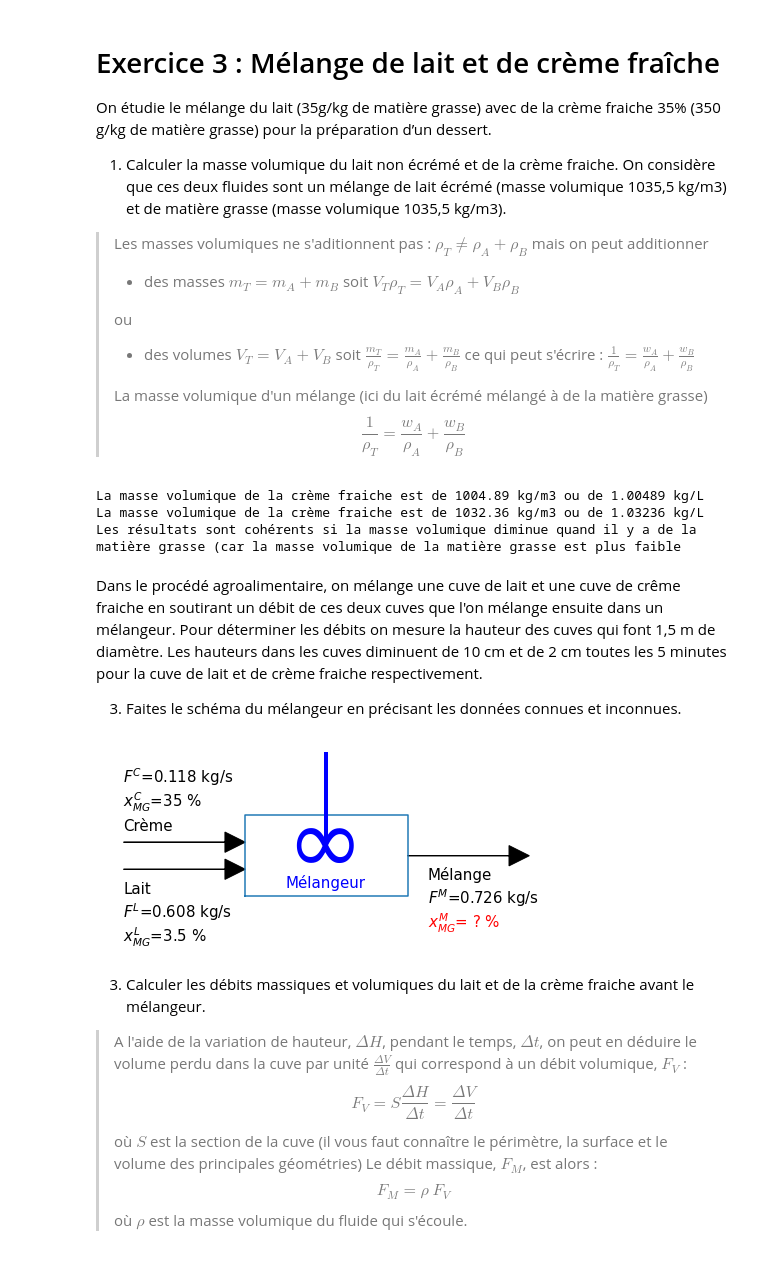
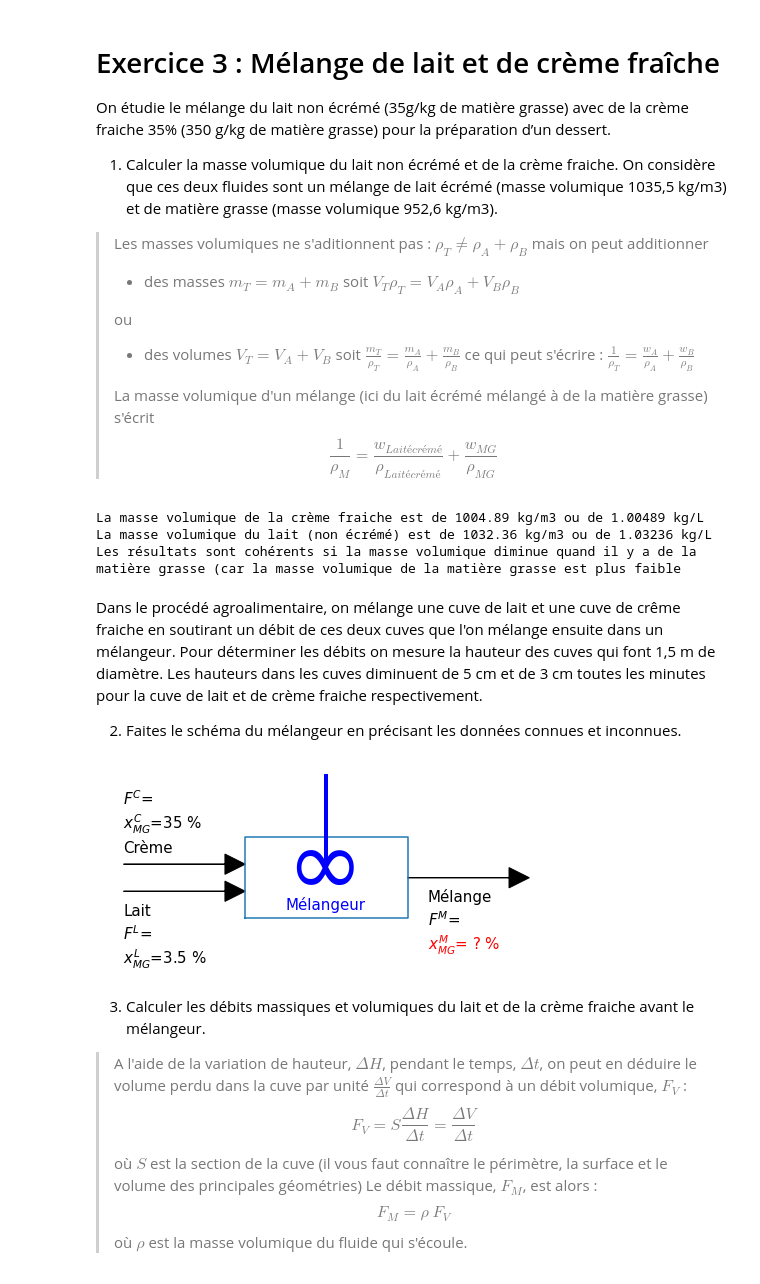
Before and after one commit to bacchin/chemical_engineering_python, a Jupyter notebook: L2_EX3_melange_lait_creme.ipynb, the cells around one changed output. Drawn from its saved outputs; the diff is of its cells as text; code cells hidden in the pictures.

```diff
--- a/L2_EX3_melange_lait_creme.ipynb
+++ b/L2_EX3_melange_lait_creme.ipynb
@@ -2,10 +2,10 @@
 # Exercice 3 : Mélange de lait et de crème fraîche
 
 
-On étudie le mélange du lait (35g/kg de matière grasse) avec de la crème fraiche 35% (350 g/kg de matière grasse) pour la préparation d’un dessert.
+On étudie le mélange du lait non écrémé (35g/kg de matière grasse) avec de la crème fraiche 35% (350 g/kg de matière grasse) pour la préparation d’un dessert.
 
 
-1. Calculer la masse volumique du lait non écrémé et de la crème fraiche. On considère que ces deux fluides sont un mélange de lait écrémé (masse volumique 1035,5 kg/m3) et de matière grasse (masse volumique 1035,5 kg/m3).
+1. Calculer la masse volumique du lait non écrémé et de la crème fraiche. On considère que ces deux fluides sont un mélange de lait écrémé (masse volumique 1035,5 kg/m3) et de matière grasse (masse volumique 952,6 kg/m3).
 
 >Les masses volumiques ne s'aditionnent pas : $\rho_T \ne \rho_A+\rho_B$ mais on peut additionner
 >
@@ -15,8 +15,8 @@ On étudie le mélange du lait (35g/kg de matière grasse) avec de la crème fra
 >- des volumes $V_T  = V_A + V_B$ soit $\frac{m_T}{\rho_T} = \frac{m_A}{\rho_A}+\frac{m_B}{\rho_B}$ ce qui peut s'écrire :
 >$\frac{1}{\rho_T} = \frac{w_A}{\rho_A}+\frac{w_B}{\rho_B}$
 >
->La masse volumique d'un mélange (ici du lait écrémé mélangé à de la matière grasse)
-$$\frac{1}{\rho_T} = \frac{w_{A}}{\rho_A}+\frac{w_{B}}{\rho_B}$$
+>La masse volumique d'un mélange (ici du lait écrémé mélangé à de la matière grasse) s'écrit
+$$\frac{1}{\rho_M} = \frac{w_{Lait écrémé}}{\rho_{Lait écrémé}}+\frac{w_{MG}}{\rho_{MG}}$$
 # %%
 rho_lait_ecreme=1035.5     #kg.m-3 Masse volumique du lait écrémé
 rho_MG  =952.6             #kg.m-3 Masse volumique de la matière grasse (MG)
@@ -29,48 +29,48 @@ print('La masse volumique de la crème fraiche est de {:.2f} kg/m3 ou de {:.5f}
 
 #Calcul de la masse volumique du lait à 3.5 % de MG
 rho_lait=1/((1-x_MG_lait)/rho_lait_ecreme+x_MG_lait/rho_MG)
-print('La masse volumique de la crème fraiche est de {:.2f} kg/m3 ou de {:.5f} kg/L'.format(rho_lait, rho_lait/1000))
+print('La masse volumique du lait (non écrémé) est de {:.2f} kg/m3 ou de {:.5f} kg/L'.format(rho_lait, rho_lait/1000))
 
 print ('Les résultats sont cohérents si la masse volumique diminue quand il y a de la matière grasse (car la masse volumique de la matière grasse est plus faible')
 # %% [output]
 La masse volumique de la crème fraiche est de 1004.89 kg/m3 ou de 1.00489 kg/L
-La masse volumique de la crème fraiche est de 1032.36 kg/m3 ou de 1.03236 kg/L
+La masse volumique du lait (non écrémé) est de 1032.36 kg/m3 ou de 1.03236 kg/L
 Les résultats sont cohérents si la masse volumique diminue quand il y a de la matière grasse (car la masse volumique de la matière grasse est plus faible
 # %% [markdown]
-Dans le procédé agroalimentaire, on mélange une cuve de lait et une cuve de crême fraiche en soutirant un débit de ces deux cuves que l'on mélange ensuite dans un mélangeur. Pour déterminer les débits on mesure la hauteur des cuves qui font 1,5 m de diamètre. Les hauteurs dans les cuves diminuent de 10 cm et de 2 cm toutes les 5 minutes pour la cuve de lait et de crème fraiche respectivement.
+Dans le procédé agroalimentaire, on mélange une cuve de lait et une cuve de crême fraiche en soutirant un débit de ces deux cuves que l'on mélange ensuite dans un mélangeur. Pour déterminer les débits on mesure la hauteur des cuves qui font 1,5 m de diamètre. Les hauteurs dans les cuves diminuent de 5 cm et de 3 cm toutes les minutes pour la cuve de lait et de crème fraiche respectivement.
 
-3. Faites le schéma du mélangeur en précisant les données connues et inconnues.
+2. Faites le schéma du mélangeur en précisant les données connues et inconnues.
-# %%
-import matplotlib.pyplot as plt
-xs, ys = 40, 40       #position du melangeur
-lx, ly = 40, 20       #taille du melangeur
-la, hla, hwa=25, 5,5  #taille des fleches
-
-#tracé du flowsheet
-def plot_flowsheet_melangeur():
-    fig, ax = plt.subplots(figsize=(8, 8))
-    ax.set_aspect( 1 )
-    plt.axis('off')
-    plt.plot([xs,xs+lx,xs+lx,xs,xs],[ys,ys,ys+ly,ys+ly,ys])
-    plt.plot([60,60],[75,54],'b',linewidth=4)
-    plt.text(xs+10,ys+6,r"$\infty$",size=92,color='b')
-    plt.arrow(xs-la-hla,ys+ly/3,la,0, head_width=hwa, head_length=hla, fc='k', ec='k')
-    plt.arrow(xs-la-hla,ys+2*ly/3,la,0, head_width=hwa, head_length=hla, fc='k', ec='k')
-    plt.arrow(xs+lx,ys+ly/2,la,0, head_width=hwa, head_length=hla, fc='k', ec='k')
-    plt.text(50,42,'Mélangeur',c='b', size=15)
-    plt.text(xs-la-hla,ys+ly/3-12, r"$F^L$"+'={:.3f} kg/s'.format(FM_lait), size=15)
-    plt.text(xs-la-hla,ys+ly/3-18, r"$x^L_{MG}$"+'={:.1f} %'.format(x_MG_lait*100), size=15)
-    plt.text(xs-la-hla,ys+ly/3-6, 'Lait', size=15)
-    plt.text(xs-la-hla,ys+ly+8, r"$F^C$"+'={:.3f} kg/s'.format(FM_creme), size=15)
-    plt.text(xs-la-hla,ys+ly+2, r"$x^C_{MG}$"+'={:.0f} %'.format(x_MG_creme*100), size=15)
-    plt.text(xs-la-hla,ys+ly-4, 'Crème', size=15)
-    plt.text(xs+lx+5,ys+ly/2-12, r"$F^M$"+'={:.3f} kg/s'.format(FM_mel), size=15)
-    plt.text(xs+lx+5,ys+ly/2-6, 'Mélange', size=15)
-plot_flowsheet_melangeur()
-plt.text(xs+lx+5,ys+ly/2-18, r"$x^M_{MG}$"+'= ? %', size=15, color='r')
-plt.show()
-# %% [output]
-[figure, removed]
+# %%
+import matplotlib.pyplot as plt
+xs, ys = 40, 40       #position du melangeur
+lx, ly = 40, 20       #taille du melangeur
+la, hla, hwa=25, 5,5  #taille des fleches
+
+#tracé du flowsheet
+def plot_flowsheet_melangeur():
+    fig, ax = plt.subplots(figsize=(8, 8))
+    ax.set_aspect( 1 )
+    plt.axis('off')
+    plt.plot([xs,xs+lx,xs+lx,xs,xs],[ys,ys,ys+ly,ys+ly,ys])
+    plt.plot([60,60],[75,54],'b',linewidth=4)
+    plt.text(xs+10,ys+6,r"$\infty$",size=92,color='b')
+    plt.arrow(xs-la-hla,ys+ly/3,la,0, head_width=hwa, head_length=hla, fc='k', ec='k')
+    plt.arrow(xs-la-hla,ys+2*ly/3,la,0, head_width=hwa, head_length=hla, fc='k', ec='k')
+    plt.arrow(xs+lx,ys+ly/2,la,0, head_width=hwa, head_length=hla, fc='k', ec='k')
+    plt.text(50,42,'Mélangeur',c='b', size=15)
+    plt.text(xs-la-hla,ys+ly/3-12, r"$F^L$"+'= ', size=15)
+    plt.text(xs-la-hla,ys+ly/3-18, r"$x^L_{MG}$"+'={:.1f} %'.format(x_MG_lait*100), size=15)
+    plt.text(xs-la-hla,ys+ly/3-6, 'Lait', size=15)
+    plt.text(xs-la-hla,ys+ly+8, r"$F^C$"+'=', size=15)
+    plt.text(xs-la-hla,ys+ly+2, r"$x^C_{MG}$"+'={:.0f} %'.format(x_MG_creme*100), size=15)
+    plt.text(xs-la-hla,ys+ly-4, 'Crème', size=15)
+    plt.text(xs+lx+5,ys+ly/2-12, r"$F^M$"+'=', size=15)
+    plt.text(xs+lx+5,ys+ly/2-6, 'Mélange', size=15)
+plot_flowsheet_melangeur()
+plt.text(xs+lx+5,ys+ly/2-18, r"$x^M_{MG}$"+'= ? %', size=15, color='r')
+plt.show()
+# %% [output]
+[figure, added]
 # %% [markdown]
 3. Calculer les débits massiques et volumiques du lait et de la crème fraiche avant le mélangeur.
 
```
Also changed, not shown: parts of 7 cells of this notebook.
